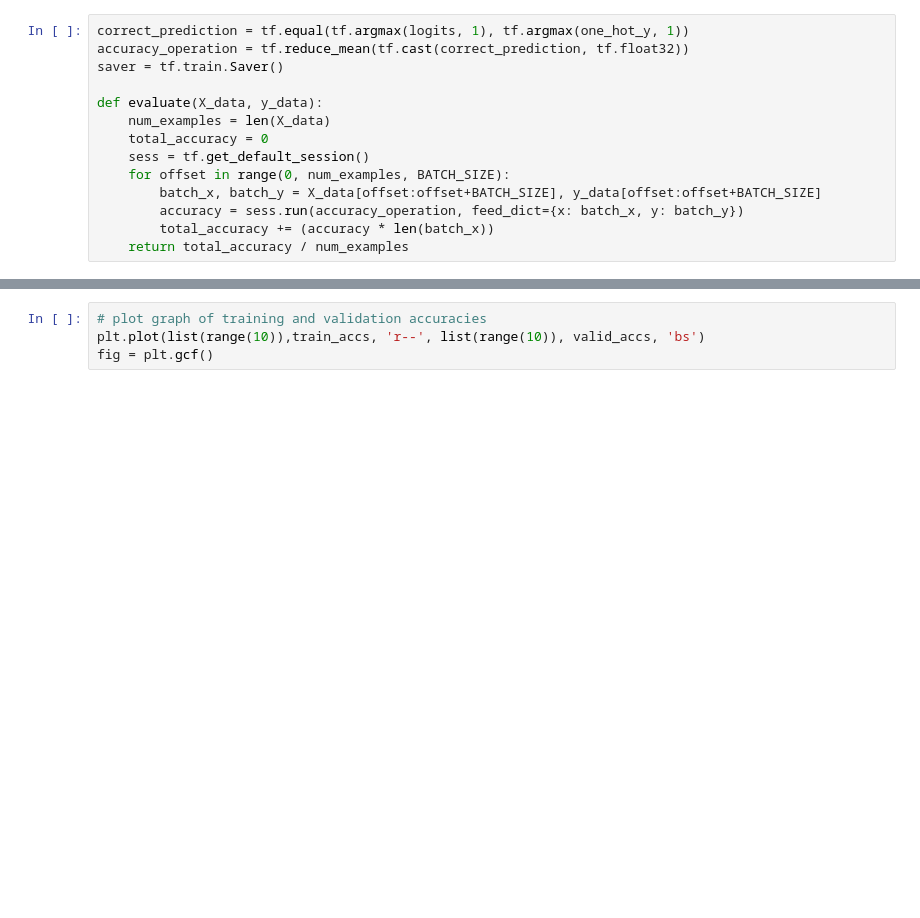
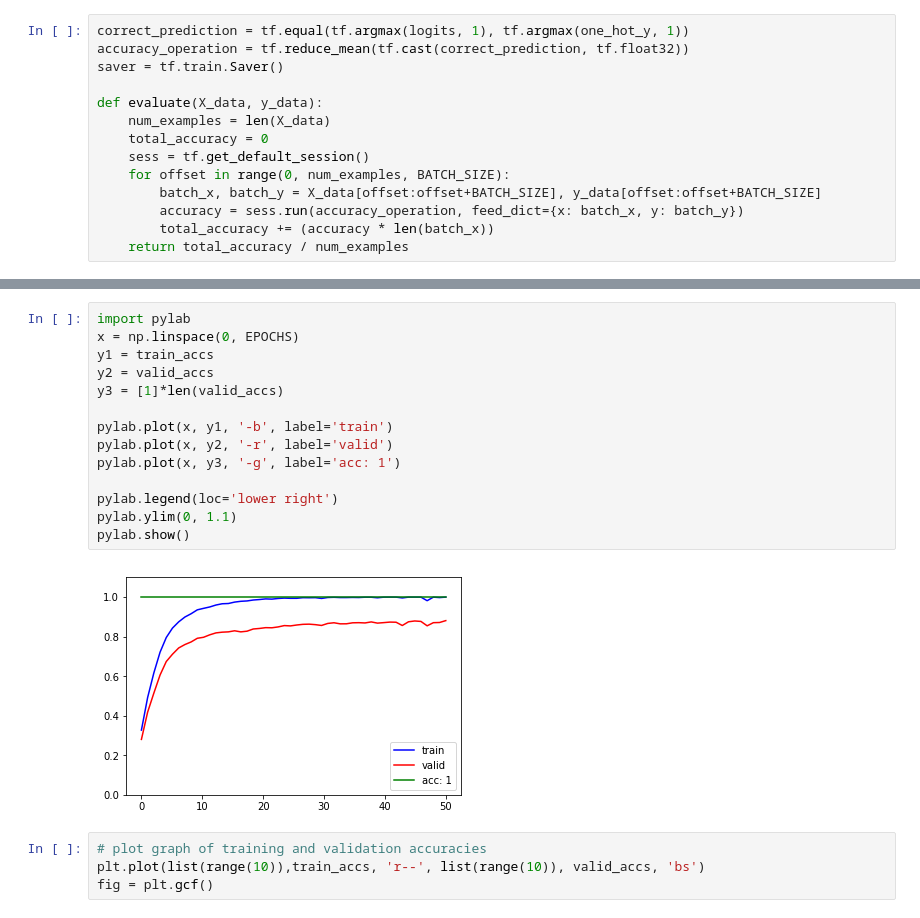
Before and after one commit to manprets/traffic_sign_classifier, a Jupyter notebook: Traffic_Sign_Classifier.ipynb, the cells around one changed output, grey strips where cells are left out. Cells and saved outputs as stored; diff of their text form; blank space fills up the shorter version.

```diff
--- a/Traffic_Sign_Classifier.ipynb
+++ b/Traffic_Sign_Classifier.ipynb
@@ -466,3 +520,19 @@ Training...
+# %%
+import pylab
+x = np.linspace(0, EPOCHS)
+y1 = train_accs
+y2 = valid_accs
+y3 = [1]*len(valid_accs)
+
+pylab.plot(x, y1, '-b', label='train')
+pylab.plot(x, y2, '-r', label='valid')
+pylab.plot(x, y3, '-g', label='acc: 1')
+
+pylab.legend(loc='lower right')
+pylab.ylim(0, 1.1)
+pylab.show()
+# %% [output]
+[figure, added]
 # %%
 # plot graph of training and validation accuracies
 plt.plot(list(range(10)),train_accs, 'r--', list(range(10)), valid_accs, 'bs')
```
Also changed, not shown: parts of 7 cells of this notebook.
